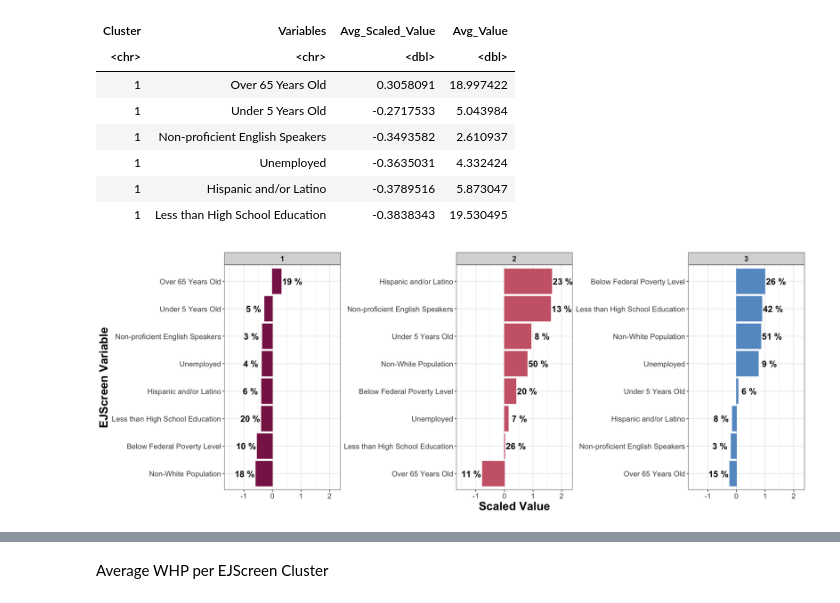
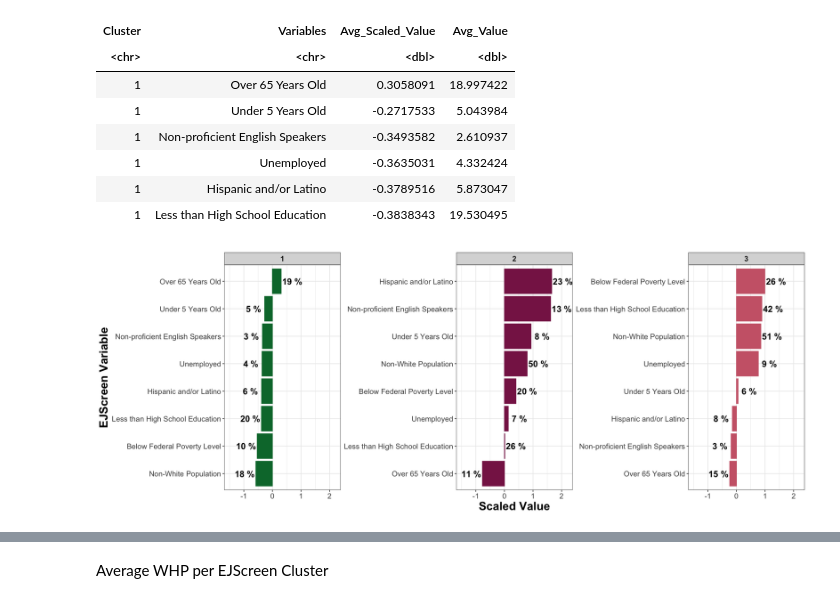
Before and after one commit to UNC-CEMALB/ENVIROSCAN, a Jupyter notebook: 5. NC Mapping/Mapping.ipynb, the cells around one changed output, grey strips where cells are left out. Saved outputs shown, nothing was run; the diff lists cells and outputs as text; code cells hidden in the pictures.

```diff
--- a/5. NC Mapping/Mapping.ipynb
+++ b/5. NC Mapping/Mapping.ipynb
@@ -332,36 +332,36 @@ options(repr.plot.width = 16, repr.plot.height = 6) #changing size
 # getting color palette
 prism_colors = carto_pal(12, "Safe")
 
 Figure3b = ggplot() +
   geom_col(data = averaged_ejscreen_df, aes(x = Avg_Scaled_Value,
                                             y = reorder_within(Variables, Avg_Scaled_Value, Cluster),
                                             color = Cluster, fill = Cluster)) +
   # adding in original values for clarity
   geom_text(data = averaged_ejscreen_df %>%
                 filter(Avg_Scaled_Value > 0), aes(x = Avg_Scaled_Value + 0.39, label = paste(round(Avg_Value),"%"),
                 y = reorder_within(Variables, Avg_Scaled_Value, Cluster)), fontface = "bold", size = 5) +
   geom_text(data = averaged_ejscreen_df %>%
                 filter(Avg_Scaled_Value < 0), aes(x = Avg_Scaled_Value - 0.39, label = paste(round(Avg_Value),"%"),
                 y = reorder_within(Variables, Avg_Scaled_Value, Cluster)), fontface = "bold", size = 5) +
 
   xlim(-1.5,2.2) +
   scale_y_reordered() + # for some reason this cleans up the variables names
 
   facet_wrap(~Cluster, scales = 'free_y') +
   theme_bw() + #changing theme
   theme(axis.text = element_text(size = 12), #changing size of x axis labels
         axis.title = element_text(face = "bold", size = rel(1.7)), #changes axis titles
         strip.text = element_text(size = 12, face = "bold"), #changing facet wrap text
         legend.position = "none") + #removing legend
 
-  scale_color_manual(values = prism_colors[c(9,2,11)]) +
-  scale_fill_manual(values = prism_colors[c(9,2,11)]) +
+  scale_color_manual(values = c("#027639", prism_colors[c(9,2)])) +
+  scale_fill_manual(values = c("#027639", prism_colors[c(9,2)])) +
 
   labs(y = 'EJScreen Variable', x = "Scaled Value")
 
 Figure3b
 # %% [output]
-[figure, old version]
+[figure, new version]
 # %%
 options(repr.plot.width = 16, repr.plot.height = 10) #changing size
 Figure3 = plot_grid(Figure3a, Figure3b,
```
Also changed, not shown: parts of 3 cells of this notebook.
